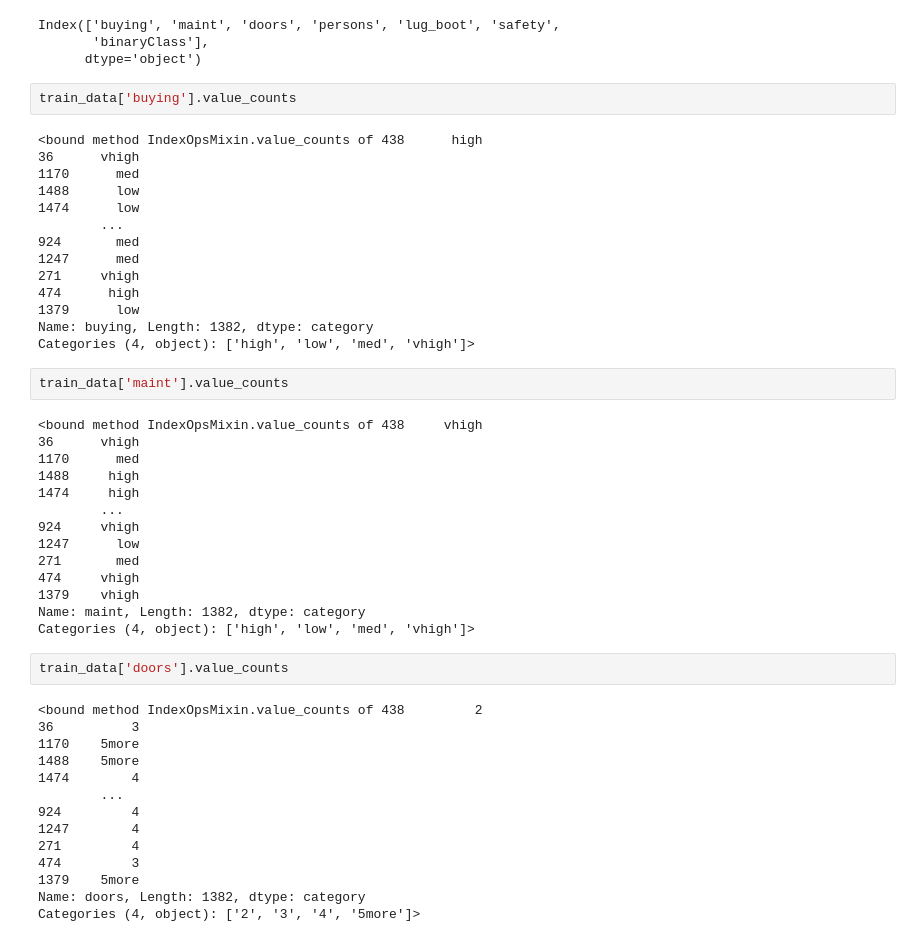
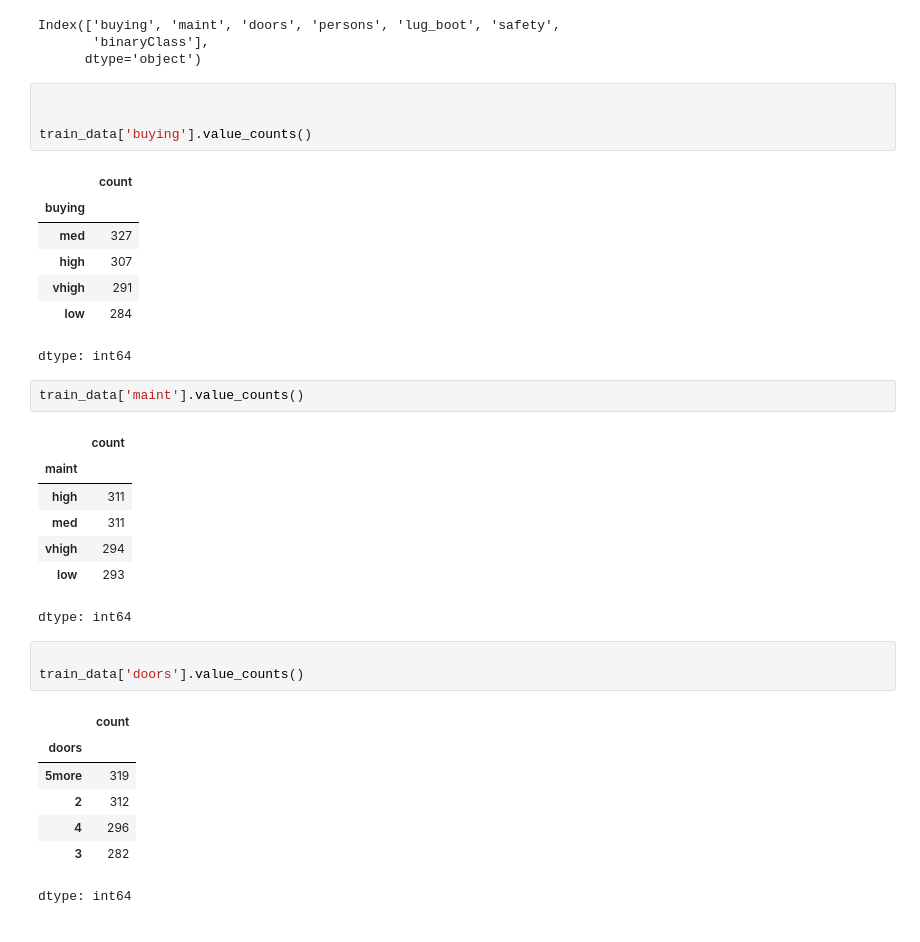
Before and after one commit to 2303A510H3/AIML-25_B15, a Jupyter notebook: Lab_8.ipynb, the cells around one changed output. Cells and saved outputs as stored; diff of their text form.

```diff
--- a/Lab_8.ipynb
+++ b/Lab_8.ipynb
@@ -133,51 +161,36 @@ train_data.columns
 Index(['buying', 'maint', 'doors', 'persons', 'lug_boot', 'safety',
        'binaryClass'],
       dtype='object')
+# %%
+
+
+train_data['buying'].value_counts()
+# %% [output]
+|  | count |
+| buying |  |
+| med | 327 |
+| high | 307 |
+| vhigh | 291 |
+| low | 284 |
+dtype: int64
 # %%
-train_data['buying'].value_counts
+train_data['maint'].value_counts()
 # %% [output]
+|  | count |
+| maint |  |
+| high | 311 |
+| med | 311 |
+| vhigh | 294 |
+| low | 293 |
-<bound method IndexOpsMixin.value_counts of 438      high
-36      vhigh
-1170      med
-1488      low
-1474      low
-        ...
-924       med
-1247      med
-271     vhigh
-474      high
-1379      low
-Name: buying, Length: 1382, dtype: category
-Categories (4, object): ['high', 'low', 'med', 'vhigh']>
+dtype: int64
-# %%
-train_data['maint'].value_counts
-# %% [output]
-<bound method IndexOpsMixin.value_counts of 438     vhigh
-36      vhigh
-1170      med
-1488     high
-1474     high
-        ...
-924     vhigh
-1247      low
-271       med
-474     vhigh
-1379    vhigh
-Name: maint, Length: 1382, dtype: category
-Categories (4, object): ['high', 'low', 'med', 'vhigh']>
 # %%
-train_data['doors'].value_counts
+
+train_data['doors'].value_counts()
 # %% [output]
+|  | count |
+| doors |  |
+| 5more | 319 |
+| 2 | 312 |
+| 4 | 296 |
+| 3 | 282 |
-<bound method IndexOpsMixin.value_counts of 438         2
-36          3
-1170    5more
-1488    5more
-1474        4
-        ...
-924         4
-1247        4
-271         4
-474         3
-1379    5more
-Name: doors, Length: 1382, dtype: category
-Categories (4, object): ['2', '3', '4', '5more']>
+dtype: int64
```
Also changed, not shown: parts of 32 cells of this notebook.
